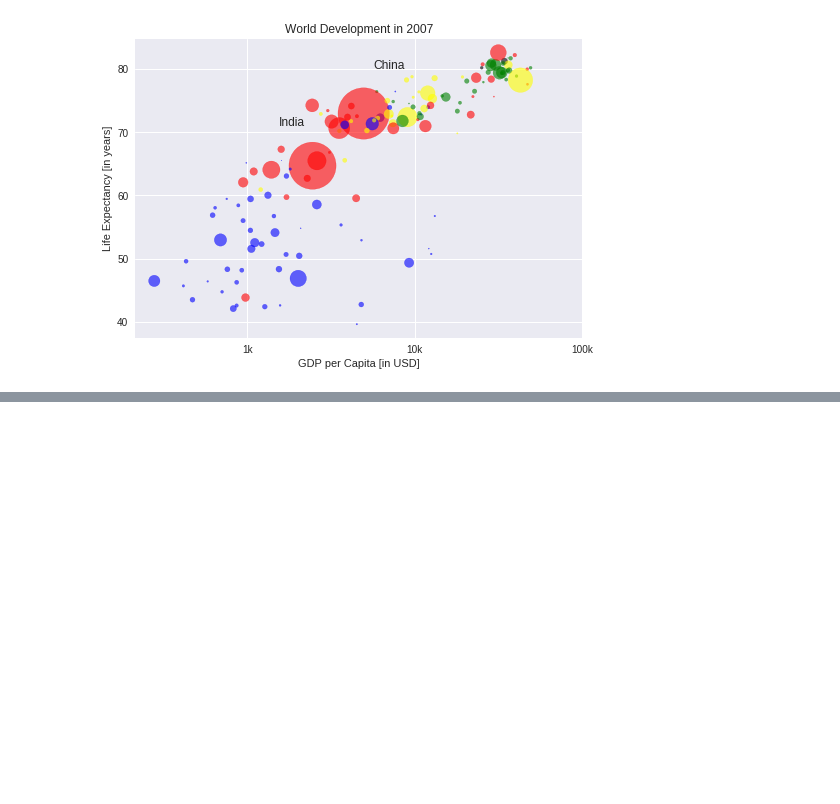
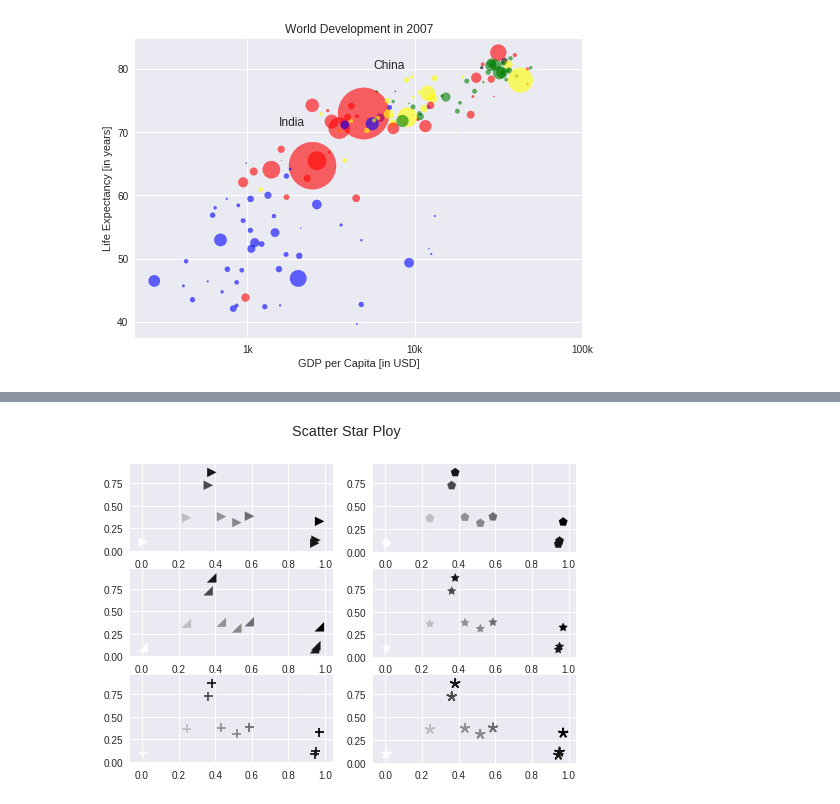
Before and after one commit to subarnop/DataVisualizationwithMatplotlib, a Jupyter notebook: learning_to_plot.ipynb, the cells around one changed output, grey strips where cells are left out. Cells and saved outputs as stored; diff of their text form; code cells hidden in the pictures; blank space fills up the shorter version.

```diff
--- a/learning_to_plot.ipynb
+++ b/learning_to_plot.ipynb
@@ -78,0 +80,30 @@ plt.show()
+# %%
+x = np.random.rand(10)
+y = np.random.rand(10)
+z = np.sqrt(x**2 + y**2)
+
+
+
+plt.subplot(321)
+plt.scatter(x, y, s=80, c=z, marker=">")
+
+
+plt.subplot(322)
+plt.scatter(x, y, s=80, c=z, marker=(5, 0))
+
+verts = np.array([[-1, -1], [1, -1], [1, 1], [-1, -1]])
+plt.subplot(323)
+plt.scatter(x, y, s=80, c=z, marker=verts)
+
+plt.subplot(324)
+plt.scatter(x, y, s=80, c=z, marker=(5, 1))
+
+plt.subplot(325)
+plt.scatter(x, y, s=80, c=z, marker='+')
+
+plt.subplot(326)
+plt.scatter(x, y, s=80, c=z, marker=(5, 2))
+plt.suptitle('Scatter Star Ploy')
+plt.show()
+# %% [output]
+[figure, added]
```
Also changed, not shown: parts of 2 cells of this notebook.
